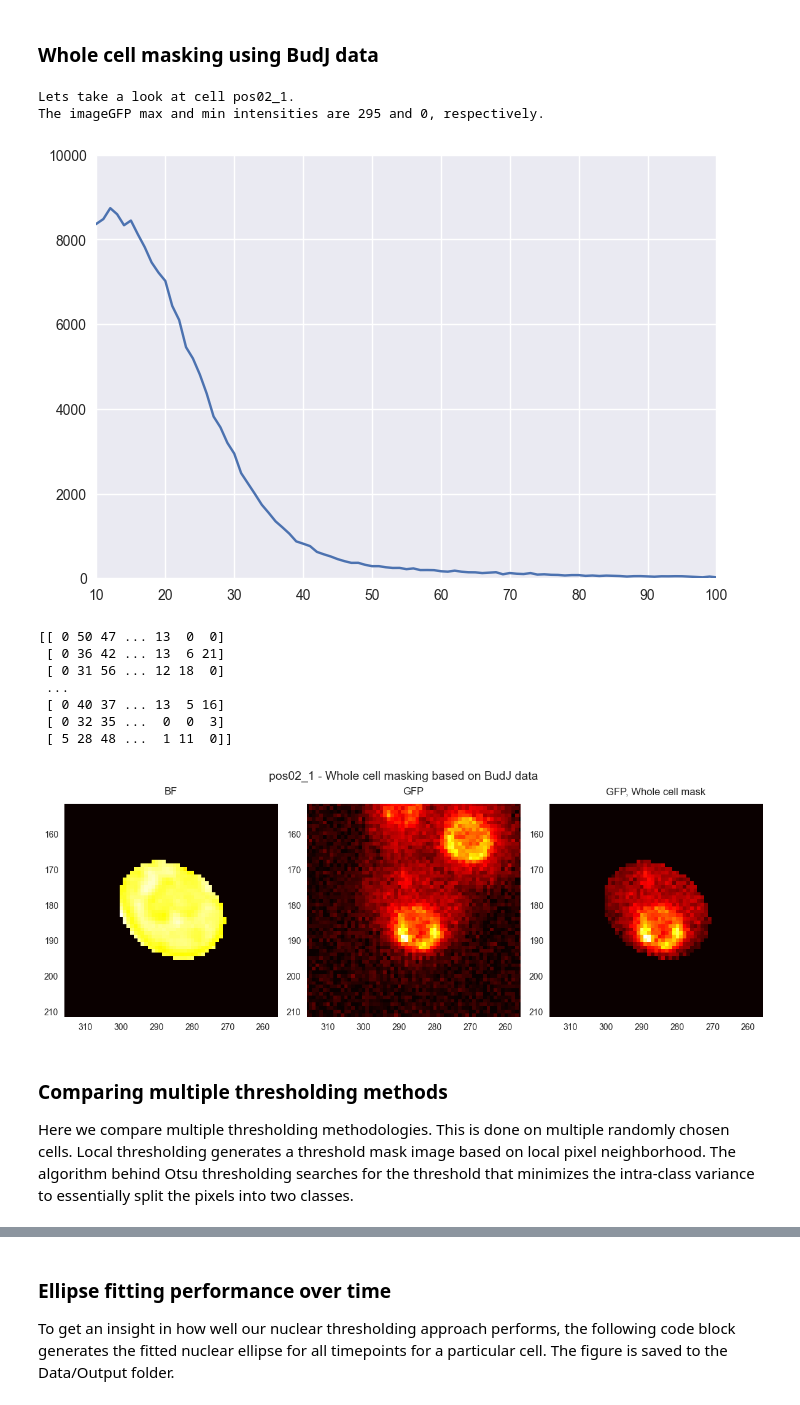
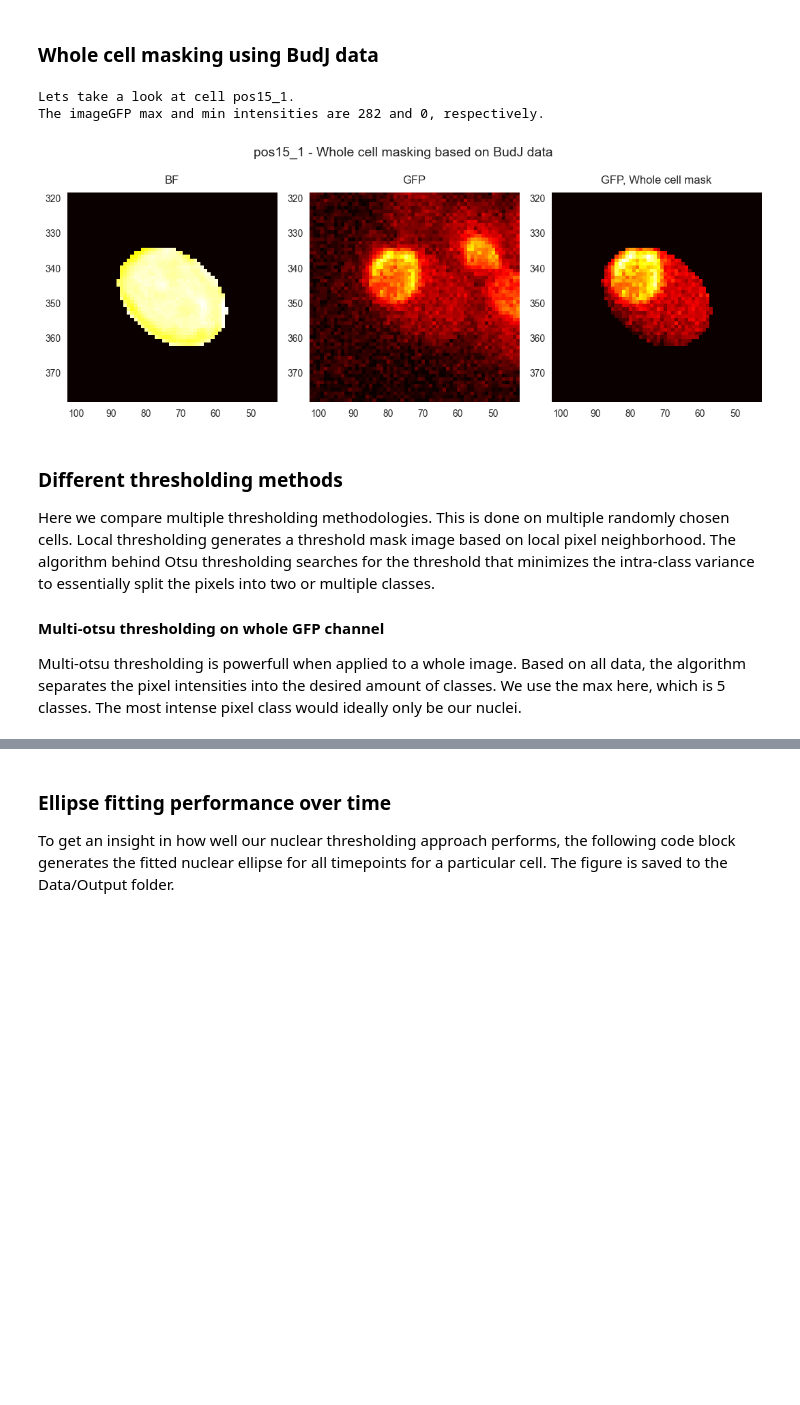
Before and after one commit to olledejong/Sfp1-Analysis, a Jupyter notebook: Volume_analysis.ipynb, the cells around one changed output, grey strips where cells are left out. Cells and saved outputs as stored; diff of their text form; code cells hidden in the pictures; blank space fills up the shorter version.

```diff
--- a/Volume_analysis.ipynb
+++ b/Volume_analysis.ipynb
@@ -32,7 +27,7 @@ nan_mean = bn.nanmean
 
 # IMPORTANT PATHS
 # Data files
-data_dir = "/Users/olledejong/Studie/MSc Biology/Research Project V1/Code and data/Data"
+data_dir = "C:/Users/Olle de Jong/Documents/MSc Biology/MSB Research/Code and data/Data"
 tiff_files_dir = data_dir + "/processed_tiffs_nup133/"  # relative path from data directory to tiff directory
 img_output_dir = data_dir + "/Output/"  # relative path from data directory to image output directory
 # Data sheets
@@ -60,6 +55,21 @@ def ellipse_from_budj(t, cell_data, scaling_factor):
     angle = float(data_at_frame['Angle']) * (pi / 180)  # convert to radians
     return x_pos, y_pos, majorR, minorR, angle
 
+def get_ellipse(imageRFP, nuc_mask):
+    """
+    Function that generates and fits the ellipse using the opencv package. It takes a nuclear mask as argument.
+    """
+    mask = imageRFP * nuc_mask
+    thresh = mask.astype(np.uint8)  # change type to uint8
+
+    contours, hierarchy = cv2.findContours(thresh, 1, 2)
+
+    # if there is a contour found
+    if len(contours) > 0:
+        cnt = max(contours,key=len)
+        if len(cnt) > 4:
+            return cv2.fitEllipse(cnt)
+
 def round_up_to_odd(f):
     return int(np.ceil(f) // 2 * 2 + 1)
 
@@ -70,7 +80,7 @@ def plot_from_list(fig_title, data_list, xlim, ylim, save_fig=False, filename="t
     if save_fig:
         plt.ioff()
     fig = plt.figure(
-        figsize=(4 * len(data_list), 4.2),
+        figsize=(3.6 * len(data_list), 4.1),
         edgecolor="black",
         frameon=True,
         facecolor="white",
@@ -80,13 +90,13 @@ def plot_from_list(fig_title, data_list, xlim, ylim, save_fig=False, filename="t
     for data in data_list:
         subplt = plt.subplot(1, len(data_list), i)
         subplt.set_title(label=data[0], y=1.02)
-        plt.imshow(data[1], cmap="hot")
+        plt.imshow(data[1], cmap=data[2])
         subplt.grid(False)
         plt.xlim(xlim)
         plt.ylim(ylim)
         i += 1
     if save_fig:
-        plt.savefig(img_output_dir + filename)
+        plt.savefig(img_output_dir + filename, dpi=350)
     else:
         plt.show()
 # %%
@@ -206,57 +216,44 @@ def get_whole_cell_mask(t, single_cell_data, image_shape):
 The image channels are split, where after the whole cell mask is created. That, and the
 two original channels are plotted, which makes them visually comparable.
 """
-pos = "02"
-cell_pos = "pos02_1"
+pos = "15"
+cell_pos = "pos15_1"
 
 # This image variable is a 4 dimensional array. The outer array of 150 length holds matrices of
 # 512 by 512 pixels. These each hold 2 values. Index 0: BF channel, index 1: GFP channel
 image = imread(os.path.join(f"{tiff_files_dir}2022_12_06_nup133_yegfp_xy{pos}.nd2.tif"))
 
 # let's take cell 2 of position 01 as example
 cell = 1
 
 print(f"Lets take a look at cell {cell_pos}.")
 
 # get the data for the single cell
 single_cell_data = budj_data[budj_data["Cell_pos"] == cell_pos]
 
-t = 16
+t = 30
 t_in_tiff = t - 1  # skew the time by one
 
 imageBF = image[t_in_tiff, 0, :, :]
 imageGFP = image[t_in_tiff, 1, :, :]
 print(f"The imageGFP max and min intensities are {imageGFP.max()} and {imageGFP.min()}, respectively.")
 
 # get the whole cell mask
 whole_cell_mask, x_pos, y_pos = get_whole_cell_mask(t, single_cell_data, imageGFP.shape)
 
-hist, center = exposure.histogram(imageGFP)
-plt.plot(hist)
-plt.xlim(10, 100)
-plt.ylim(0, 10000)
-plt.show()
-print(imageGFP)
-
 # plot the regular BF and GFP channels and compare this to the masked whole cell (based on ImageJ data)
 to_plot = [
     ["BF", imageBF * whole_cell_mask, "hot"],
     ["GFP", imageGFP, "hot"],
     ["GFP, Whole cell mask",  imageGFP * whole_cell_mask, "hot"]
 ]
 plot_from_list(f"{cell_pos} - Whole cell masking based on BudJ data", to_plot, (x_pos + 30, x_pos - 30), (y_pos + 30, y_pos - 30), False)
 # %% [output]
-Lets take a look at cell pos02_1.
-The imageGFP max and min intensities are 295 and 0, respectively.
+Lets take a look at cell pos15_1.
+The imageGFP max and min intensities are 282 and 0, respectively.
-[figure, old version]
+[figure, new version]
-[[ 0 50 47 ... 13  0  0]
- [ 0 36 42 ... 13  6 21]
- [ 0 31 56 ... 12 18  0]
- ...
- [ 0 40 37 ... 13  5 16]
- [ 0 32 35 ...  0  0  3]
- [ 5 28 48 ...  1 11  0]]
-[figure, removed]
 # %% [markdown]
-### Comparing multiple thresholding methods
-Here we compare multiple thresholding methodologies. This is done on multiple randomly chosen cells. Local thresholding generates a threshold mask image based on local pixel neighborhood. The algorithm behind Otsu thresholding searches for the threshold that minimizes the intra-class variance to essentially split the pixels into two classes.
+### Different thresholding methods
+Here we compare multiple thresholding methodologies. This is done on multiple randomly chosen cells. Local thresholding generates a threshold mask image based on local pixel neighborhood. The algorithm behind Otsu thresholding searches for the threshold that minimizes the intra-class variance to essentially split the pixels into two or multiple classes.
+#### Multi-otsu thresholding on whole GFP channel
+Multi-otsu thresholding is powerfull when applied to a whole image. Based on all data, the algorithm separates the pixel intensities into the desired amount of classes. We use the max here, which is 5 classes. The most intense pixel class would ideally only be our nuclei.
```
Also changed, not shown: parts of 42 cells of this notebook.
